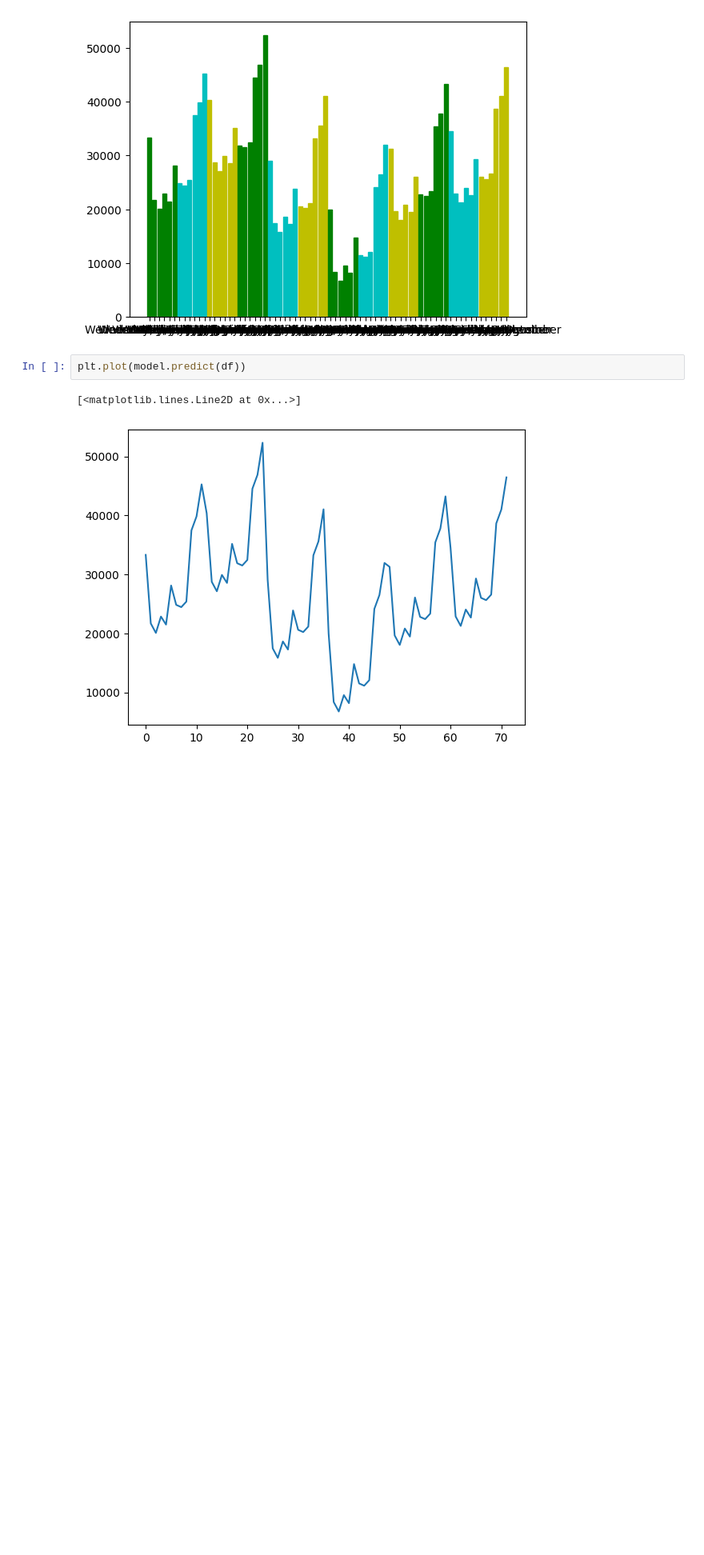
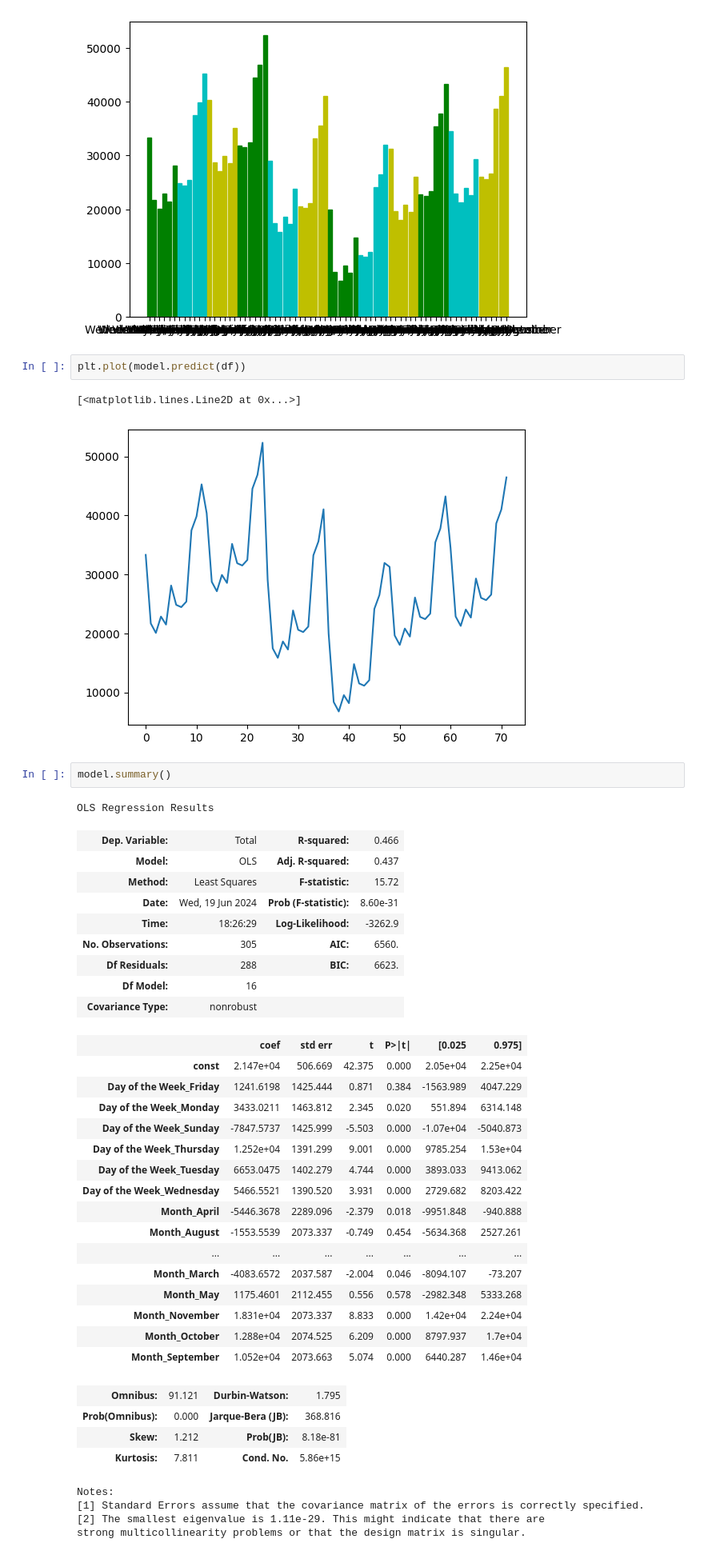
Before and after one commit to Prisze/AAI-500, a Jupyter notebook: Final Project.ipynb, the cells around one changed output. Shown at 80% size. Cells and saved outputs as stored; diff of their text form; blank space fills up the shorter version.

Commit message:
model summary

```diff
--- a/Final Project.ipynb
+++ b/Final Project.ipynb
@@ -341,3 +341,40 @@ plt.plot(model.predict(df))
 # %% [output]
 [<matplotlib.lines.Line2D at 0x...>]
 [figure]
+# %%
+model.summary()
+# %% [output]
+OLS Regression Results
+| Dep. Variable: | Total | R-squared: | 0.466 |
+| Model: | OLS | Adj. R-squared: | 0.437 |
+| Method: | Least Squares | F-statistic: | 15.72 |
+| Date: | Wed, 19 Jun 2024 | Prob (F-statistic): | 8.60e-31 |
+| Time: | 18:26:29 | Log-Likelihood: | -3262.9 |
+| No. Observations: | 305 | AIC: | 6560. |
+| Df Residuals: | 288 | BIC: | 6623. |
+| Df Model: | 16 |  |  |
+| Covariance Type: | nonrobust |  |  |
+|  | coef | std err | t | P>|t| | [0.025 | 0.975] |
+| const | 2.147e+04 | 506.669 | 42.375 | 0.000 | 2.05e+04 | 2.25e+04 |
+| Day of the Week_Friday | 1241.6198 | 1425.444 | 0.871 | 0.384 | -1563.989 | 4047.229 |
+| Day of the Week_Monday | 3433.0211 | 1463.812 | 2.345 | 0.020 | 551.894 | 6314.148 |
+| Day of the Week_Sunday | -7847.5737 | 1425.999 | -5.503 | 0.000 | -1.07e+04 | -5040.873 |
+| Day of the Week_Thursday | 1.252e+04 | 1391.299 | 9.001 | 0.000 | 9785.254 | 1.53e+04 |
+| Day of the Week_Tuesday | 6653.0475 | 1402.279 | 4.744 | 0.000 | 3893.033 | 9413.062 |
+| Day of the Week_Wednesday | 5466.5521 | 1390.520 | 3.931 | 0.000 | 2729.682 | 8203.422 |
+| Month_April | -5446.3678 | 2289.096 | -2.379 | 0.018 | -9951.848 | -940.888 |
+| Month_August | -1553.5539 | 2073.337 | -0.749 | 0.454 | -5634.368 | 2527.261 |
+| ... | ... | ... | ... | ... | ... | ... |
+| Month_March | -4083.6572 | 2037.587 | -2.004 | 0.046 | -8094.107 | -73.207 |
+| Month_May | 1175.4601 | 2112.455 | 0.556 | 0.578 | -2982.348 | 5333.268 |
+| Month_November | 1.831e+04 | 2073.337 | 8.833 | 0.000 | 1.42e+04 | 2.24e+04 |
+| Month_October | 1.288e+04 | 2074.525 | 6.209 | 0.000 | 8797.937 | 1.7e+04 |
+| Month_September | 1.052e+04 | 2073.663 | 5.074 | 0.000 | 6440.287 | 1.46e+04 |
+| Omnibus: | 91.121 | Durbin-Watson: | 1.795 |
+| Prob(Omnibus): | 0.000 | Jarque-Bera (JB): | 368.816 |
+| Skew: | 1.212 | Prob(JB): | 8.18e-81 |
+| Kurtosis: | 7.811 | Cond. No. | 5.86e+15 |
+Notes:
+[1] Standard Errors assume that the covariance matrix of the errors is correctly specified.
+[2] The smallest eigenvalue is 1.11e-29. This might indicate that there are
+strong multicollinearity problems or that the design matrix is singular.
```
